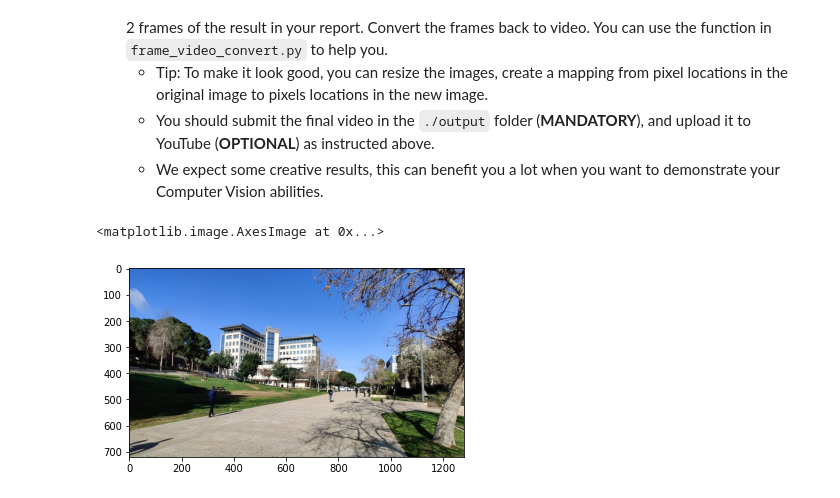
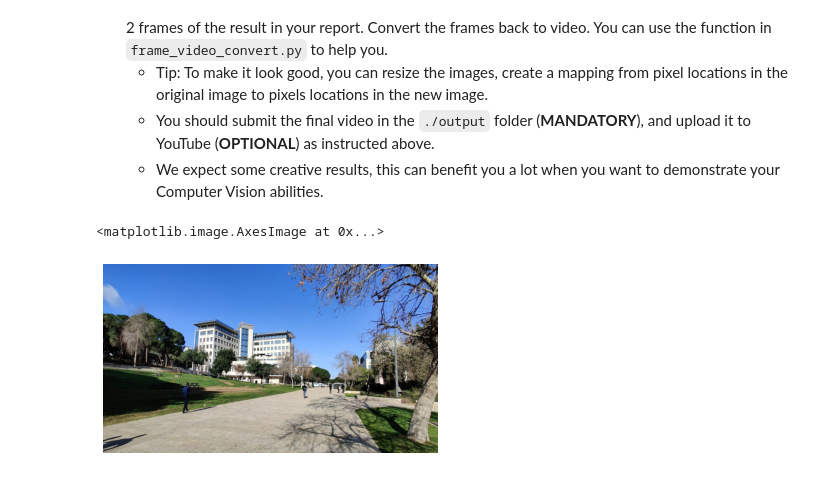
Before and after one commit to AlexYoro/CVHW, a Jupyter notebook: HW2/code/part3.ipynb, the cells around one changed output. Saved outputs shown, nothing was run; the diff lists cells and outputs as text; code cells hidden in the pictures.

```diff
--- a/HW2/code/part3.ipynb
+++ b/HW2/code/part3.ipynb
@@ -342,8 +383,8 @@ def image_seq_to_video(imgs_path, output_path='./video.mp4', fps=15.0):
 # %%
-bg = cv2.imread("../data/my_data/my_video/my_background/rsz_technion-campus-haifa-israel-3-scaled.jpg")
-bg = cv2.cvtColor(bg,cv2.COLOR_BGR2RGB)
-bg2 = cv2.resize(bg, (1280, 720))
-plt.imshow(bg2)
+background = cv2.imread("../data/my_data/my_video/my_background/rsz_technion-campus-haifa-israel-3-scaled.jpg")
+background = cv2.cvtColor(background,cv2.COLOR_BGR2RGB)
+plt.axis('off')
+plt.imshow(background)
 # %% [output]
 <matplotlib.image.AxesImage at 0x...>
-[figure, old version]
+[figure, new version]
```
Also changed, not shown: parts of 23 cells of this notebook.
